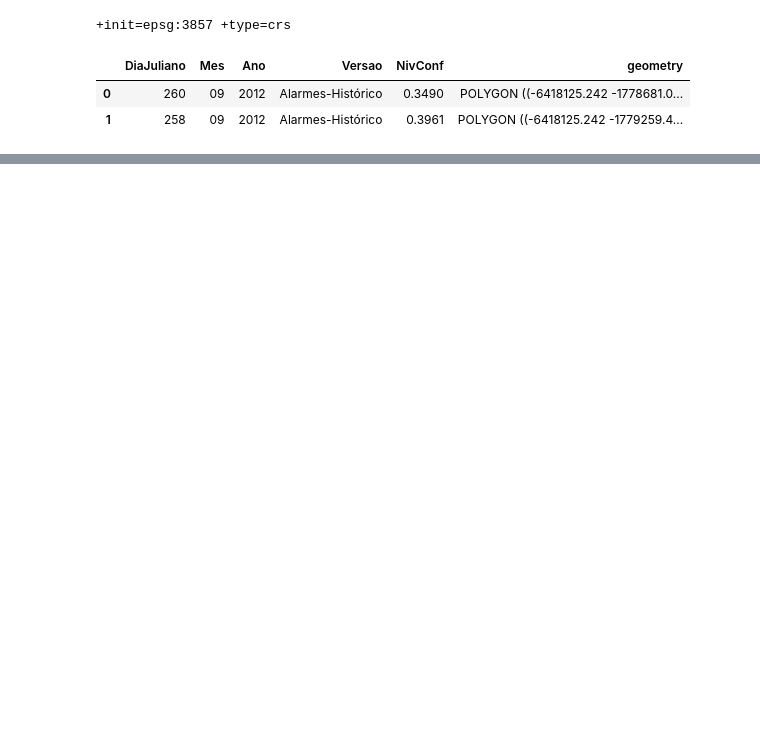
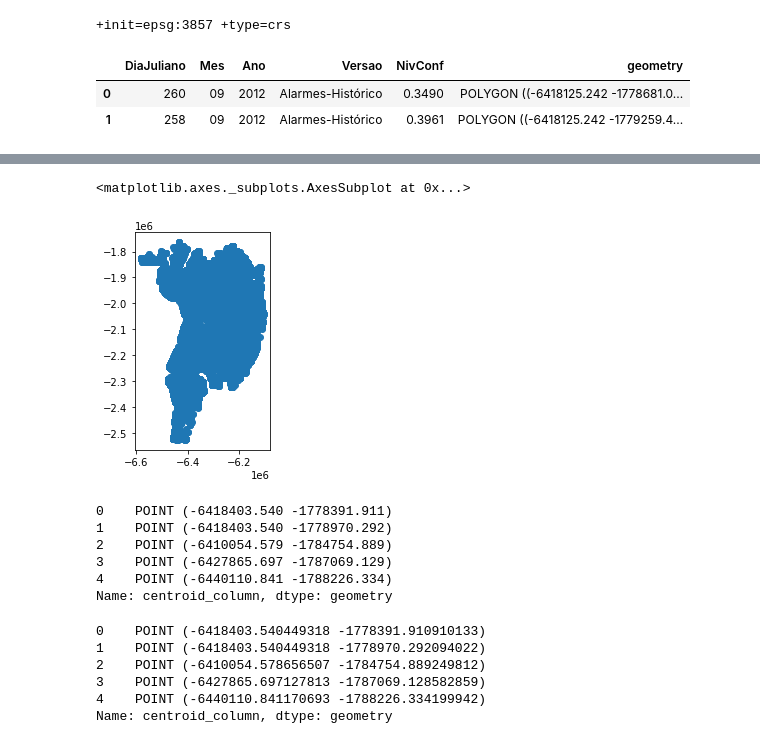
Before and after one commit to charlespimentel/PROJ_QUEIMA_BR, a Jupyter notebook: Inpe_12_21.ipynb, the cells around one changed output, grey strips where cells are left out. Drawn from its saved outputs; the diff is of its cells as text; code cells hidden in the pictures; blank space fills up the shorter version.

```diff
--- a/Inpe_12_21.ipynb
+++ b/Inpe_12_21.ipynb
@@ -295,0 +307,2 @@ tost
+# %%
+world = tost
@@ -295,0 +313,2 @@ tost
+# %%
+world = world.rename(columns={'geometry': 'borders'}).set_geometry('borders')
@@ -295,0 +319,18 @@ tost
+# %%
+world['centroid_column'] = world.centroid
+# %%
+world = world.set_geometry('centroid_column')
+# %%
+world.plot()
+# %% [output]
+<matplotlib.axes._subplots.AxesSubplot at 0x...>
+[figure, added]
+# %%
+world['centroid_column'].head()
+# %% [output]
+0    POINT (-6418403.540 -1778391.911)
+1    POINT (-6418403.540 -1778970.292)
+2    POINT (-6410054.579 -1784754.889)
+3    POINT (-6427865.697 -1787069.129)
+4    POINT (-6440110.841 -1788226.334)
+Name: centroid_column, dtype: geometry
@@ -295,0 +339,9 @@ tost
+# %%
+world['centroid_column'].head()
+# %% [output]
+0    POINT (-6418403.540449318 -1778391.910910133)
+1    POINT (-6418403.540449318 -1778970.292094022)
+2    POINT (-6410054.578656507 -1784754.889249812)
+3    POINT (-6427865.697127813 -1787069.128582859)
+4    POINT (-6440110.841170693 -1788226.334199942)
+Name: centroid_column, dtype: geometry
```
Also changed, not shown: parts of 22 cells of this notebook.
